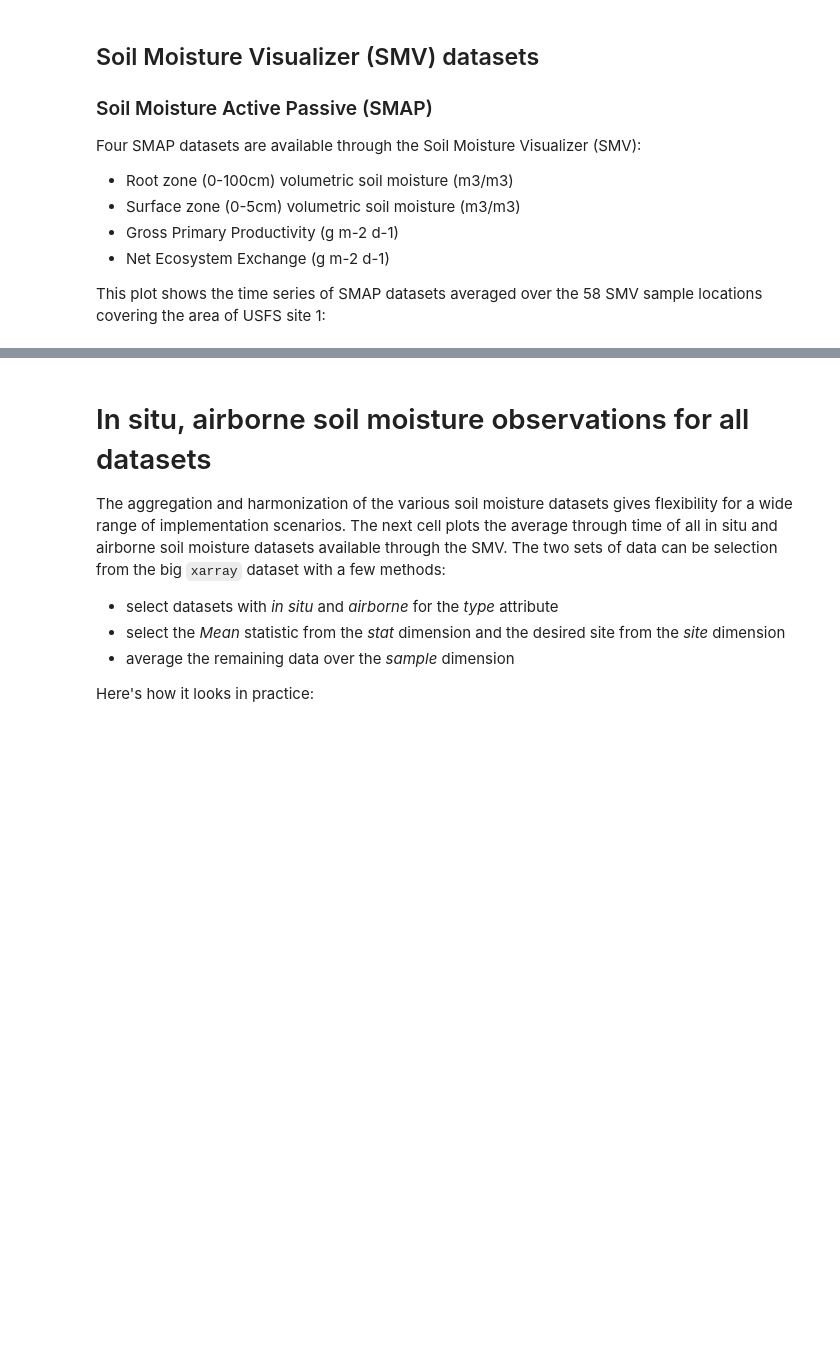
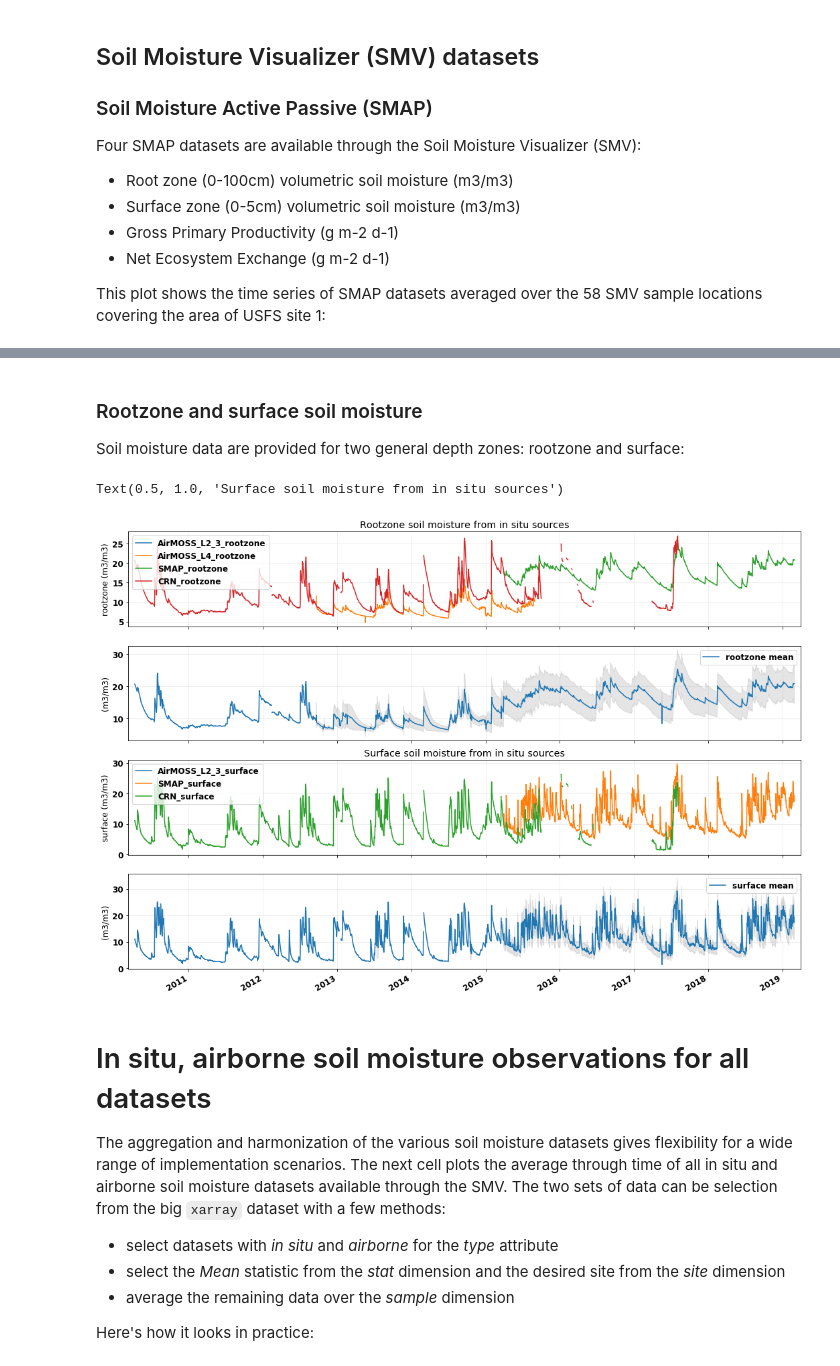
Before and after one commit to jjmcnelis/nasa_usfs_workshop, a Jupyter notebook: day3-tutorial.ipynb, the cells around one changed output, grey strips where cells are left out. Drawn from its saved outputs; the diff is of its cells as text; code cells hidden in the pictures; blank space fills up the shorter version.

```diff
--- a/day3-tutorial.ipynb
+++ b/day3-tutorial.ipynb
@@ -98,3 +175,39 @@ HBox(children=(Map(basemap={'url': 'https://{s}.tile.openstreetmap.org/{z}/{x}/{
+# %% [markdown]
+### Rootzone and surface soil moisture
+Soil moisture data are provided for two general depth zones: rootzone and surface:
+# %%
+soil_moisture = xrdataset.filter_by_attrs(units="m3/m3").sel(stat="Mean", drop=True)
+rootzone = soil_moisture.filter_by_attrs(soil_zone="rootzone")
+surface = soil_moisture.filter_by_attrs(soil_zone="surface")
+
+fig, axs = plt.subplots(nrows=4, ncols=1, sharex=True, figsize=(18, 12))
+
+for plotter in [(0, "rootzone", rootzone), (2, "surface", surface)]:
+    axa, axb = axs[plotter[0]], axs[plotter[0]+1]
+
+    arrays = []
+    for name, dataset in plotter[2].items():
+        data = dataset.mean("sample") if "sample" in dataset.dims else dataset
+        if not all(data.isnull()):
+            data.plot.line(ax=axa, x="time", label=name, add_legend=False)
+            arrays.append(dataset)
+
+    stack = xr.concat(arrays, "mean").stack(cat=("mean", "sample"))
+    pmean, pstd = stack.mean("cat"), stack.std("cat")
+    pmean.plot(x="time", ax=axb, label=plotter[1]+" mean")
+    axb.fill_between(pmean.time.data, (pmean-pstd), (pmean+pstd), color="gray", alpha=0.2)
+
+    axa.set_ylabel(plotter[1]+" (m3/m3)"); axb.set_ylabel("(m3/m3)")
+    axa.grid("on", alpha=0.25); axb.grid("on", alpha=0.25);
+    axa.legend(loc=2); axb.legend(loc=1)
+    axa.set_xlabel(None); axb.set_xlabel(None)
+
+
+axs[0].set_title("Rootzone soil moisture from in situ sources")
+axs[2].set_title("Surface soil moisture from in situ sources")
+# %% [output]
+Text(0.5, 1.0, 'Surface soil moisture from in situ sources')
+[figure, added]
 # %% [markdown]
 # In situ, airborne soil moisture observations for all datasets
 The aggregation and harmonization of the various soil moisture datasets gives flexibility for a wide range of implementation scenarios. The next cell plots the average through time of all in situ and airborne soil moisture datasets available through the SMV. The two sets of data can be selection from the big `xarray` dataset with a few methods:
```
Also changed, not shown: parts of 13 cells of this notebook, 15 other files.
